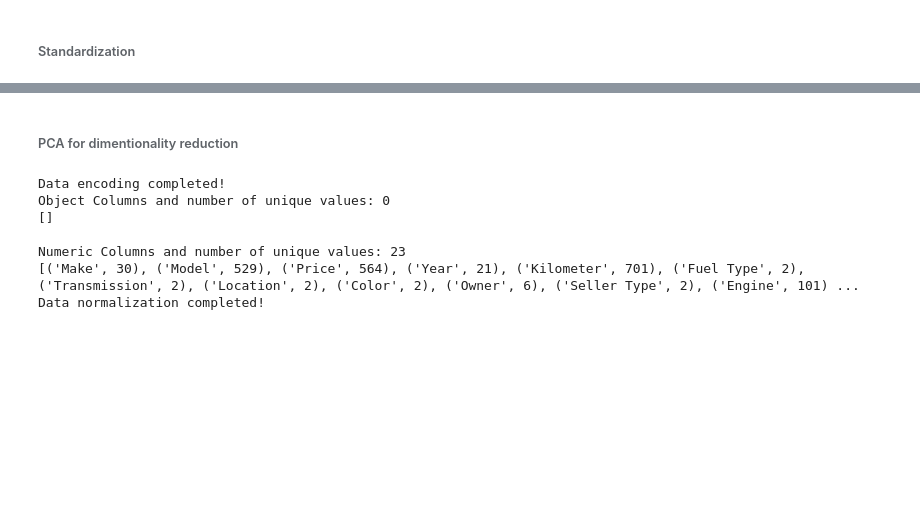
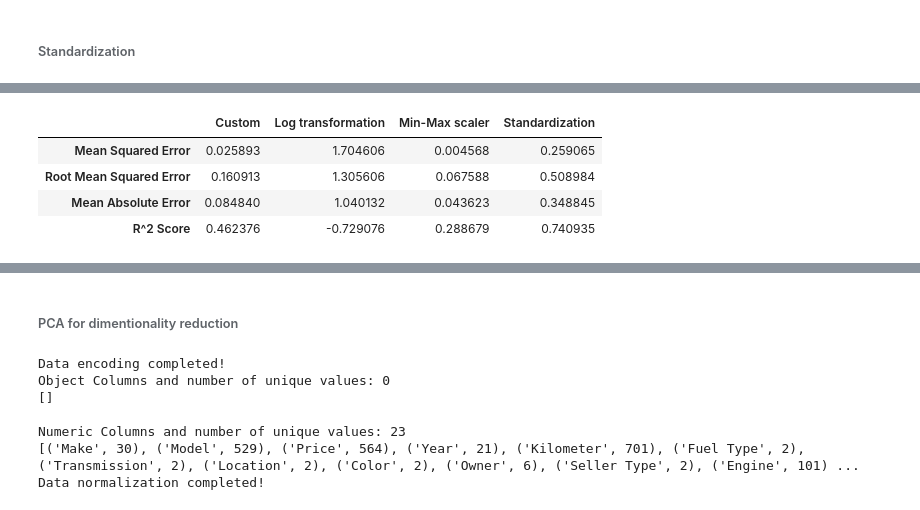
Before and after one commit to ductai05/Math-For-AI, a Jupyter notebook: MinhTrung.ipynb, the cells around one changed output, grey strips where cells are left out. Drawn from its saved outputs; the diff is of its cells as text; code cells hidden in the pictures; blank space fills up the shorter version.

```diff
--- a/MinhTrung.ipynb
+++ b/MinhTrung.ipynb
@@ -1290,4 +1346,4 @@ plot_cross_validation(cross_validation_losses)
 # %%
 # Evaluate on multiple metrics
 y_pred = multiLR.predict(X_val_bias)
-evaluate_model(y_val_log, y_pred)
+evaluations_label_normalized.append(evaluate_model(y_val_log, y_pred).loc[:, 'Value'])
@@ -1434,4 +1405,4 @@ plot_cross_validation(cross_validation_losses)
 # %%
 # Evaluate on multiple metrics
 y_pred = multiLR.predict(X_val_bias)
-evaluate_model(y_val_scaled, y_pred)
+evaluations_label_normalized.append(evaluate_model(y_val_scaled, y_pred).loc[:, 'Value'])
@@ -1504,4 +1463,4 @@ plot_cross_validation(cross_validation_losses)
 # %%
 # Evaluate on multiple metrics
 y_pred = multiLR.predict(X_val_bias)
-evaluate_model(y_val_standardized, y_pred)
+evaluations_label_normalized.append(evaluate_model(y_val_standardized, y_pred).loc[:, 'Value'])
@@ -1526,0 +1485,12 @@ any meaningful relationships for optimal predictions. There is high possibility
+# %%
+# Evaluation summary on normalized labels
+summary_label_normalized = pd.concat(evaluations_label_normalized, axis=1)
+summary_label_normalized.index = ['Mean Squared Error', 'Root Mean Squared Error', 'Mean Absolute Error', 'R^2 Score']
+summary_label_normalized.columns = ['Custom', 'Log transformation', 'Min-Max scaler', 'Standardization']
+summary_label_normalized
+# %% [output]
+|  | Custom | Log transformation | Min-Max scaler | Standardization |
+| Mean Squared Error | 0.025893 | 1.704606 | 0.004568 | 0.259065 |
+| Root Mean Squared Error | 0.160913 | 1.305606 | 0.067588 | 0.508984 |
+| Mean Absolute Error | 0.084840 | 1.040132 | 0.043623 | 0.348845 |
+| R^2 Score | 0.462376 | -0.729076 | 0.288679 | 0.740935 |
```
Also changed, not shown: parts of 52 cells of this notebook.
